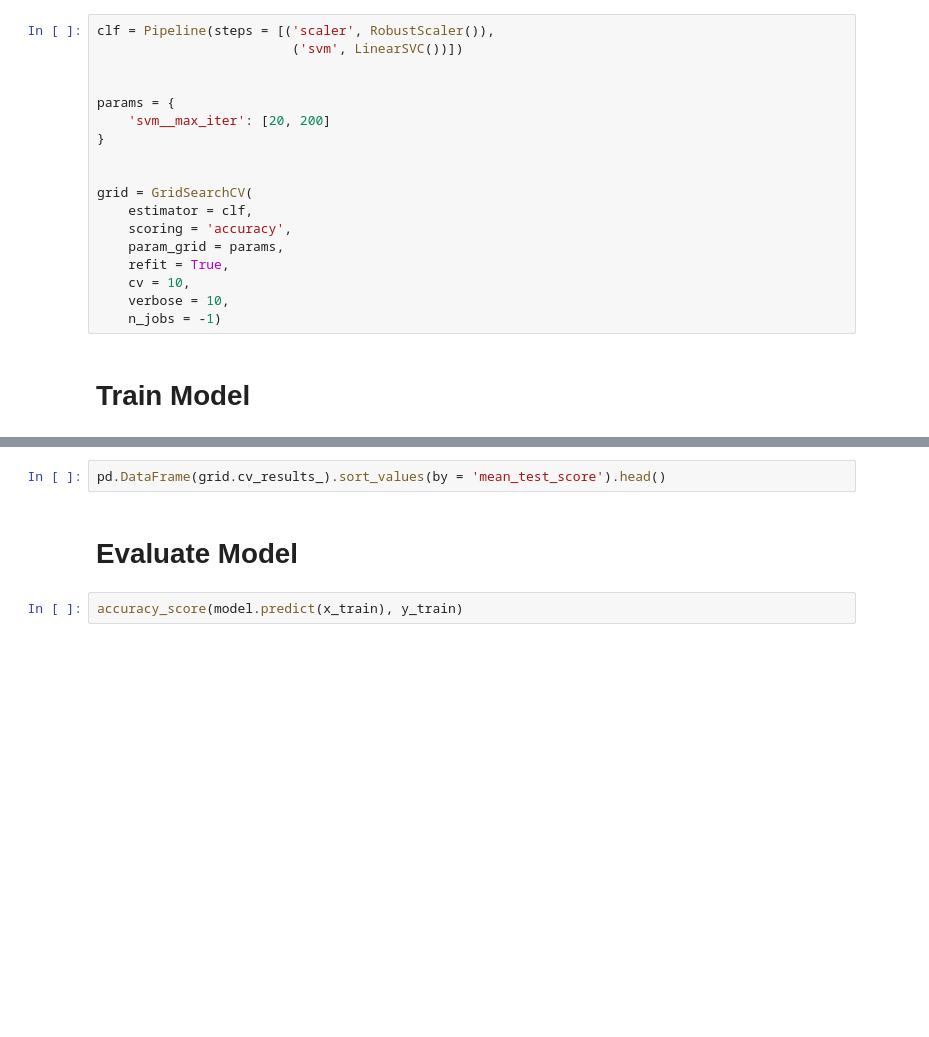
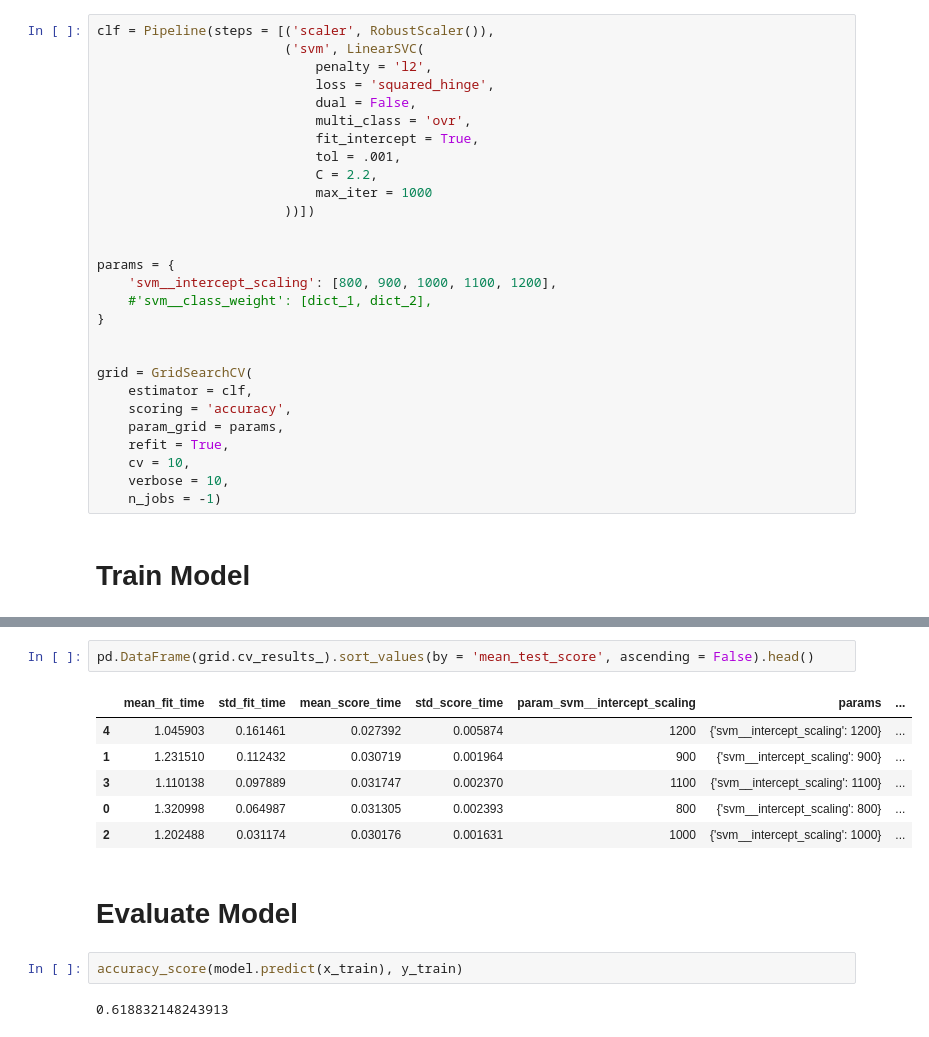
Before and after one commit to labs15-baseball-pitch-predictor/Matts_sagemaker_test_repo, a Jupyter notebook: Linear_SVC.ipynb, the cells around one changed output, grey strips where cells are left out. Cells and saved outputs as stored; diff of their text form; blank space fills up the shorter version.

```diff
--- a/Linear_SVC.ipynb
+++ b/Linear_SVC.ipynb
@@ -49,10 +104,20 @@ x_train.shape, x_test.shape, y_train.shape, y_test.shape
 # %%
 clf = Pipeline(steps = [('scaler', RobustScaler()),
-                         ('svm', LinearSVC())])
+                        ('svm', LinearSVC(
+                            penalty = 'l2',
+                            loss = 'squared_hinge',
+                            dual = False,
+                            multi_class = 'ovr',
+                            fit_intercept = True,
+                            tol = .001,
+                            C = 2.2,
+                            max_iter = 1000
+                        ))])
 
 
 params = {
-    'svm__max_iter': [20, 200]
+    'svm__intercept_scaling': [800, 900, 1000, 1100, 1200],
+    #'svm__class_weight': [dict_1, dict_2],
 }
 
 
@@ -74,8 +167,17 @@ model
 # %%
-pd.DataFrame(grid.cv_results_).sort_values(by = 'mean_test_score').head()
+pd.DataFrame(grid.cv_results_).sort_values(by = 'mean_test_score', ascending = False).head()
+# %% [output]
+|  | mean_fit_time | std_fit_time | mean_score_time | std_score_time | param_svm__intercept_scaling | params | ... |
+| 4 | 1.045903 | 0.161461 | 0.027392 | 0.005874 | 1200 | {'svm__intercept_scaling': 1200} | ... |
+| 1 | 1.231510 | 0.112432 | 0.030719 | 0.001964 | 900 | {'svm__intercept_scaling': 900} | ... |
+| 3 | 1.110138 | 0.097889 | 0.031747 | 0.002370 | 1100 | {'svm__intercept_scaling': 1100} | ... |
+| 0 | 1.320998 | 0.064987 | 0.031305 | 0.002393 | 800 | {'svm__intercept_scaling': 800} | ... |
+| 2 | 1.202488 | 0.031174 | 0.030176 | 0.001631 | 1000 | {'svm__intercept_scaling': 1000} | ... |
 # %% [markdown]
 # Evaluate Model
 # %%
 accuracy_score(model.predict(x_train), y_train)
+# %% [output]
+0.618832148243913
 # %%
 df['next_pitch'].value_counts(normalize = True)
```
Also changed, not shown: parts of 13 cells of this notebook, 2 other files.
